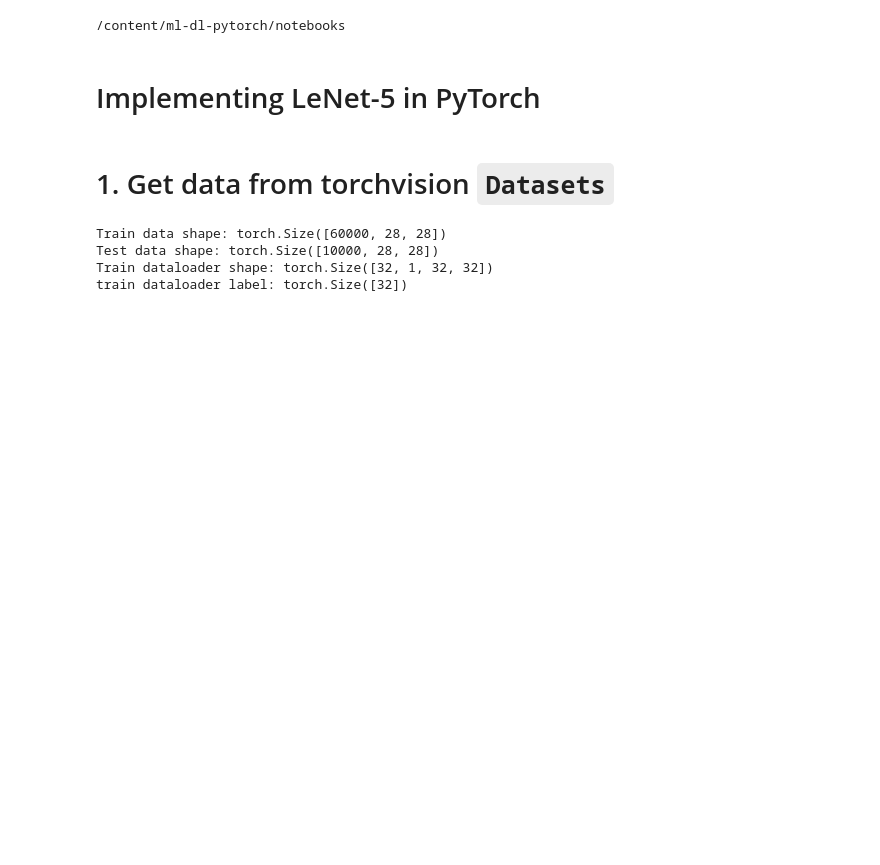
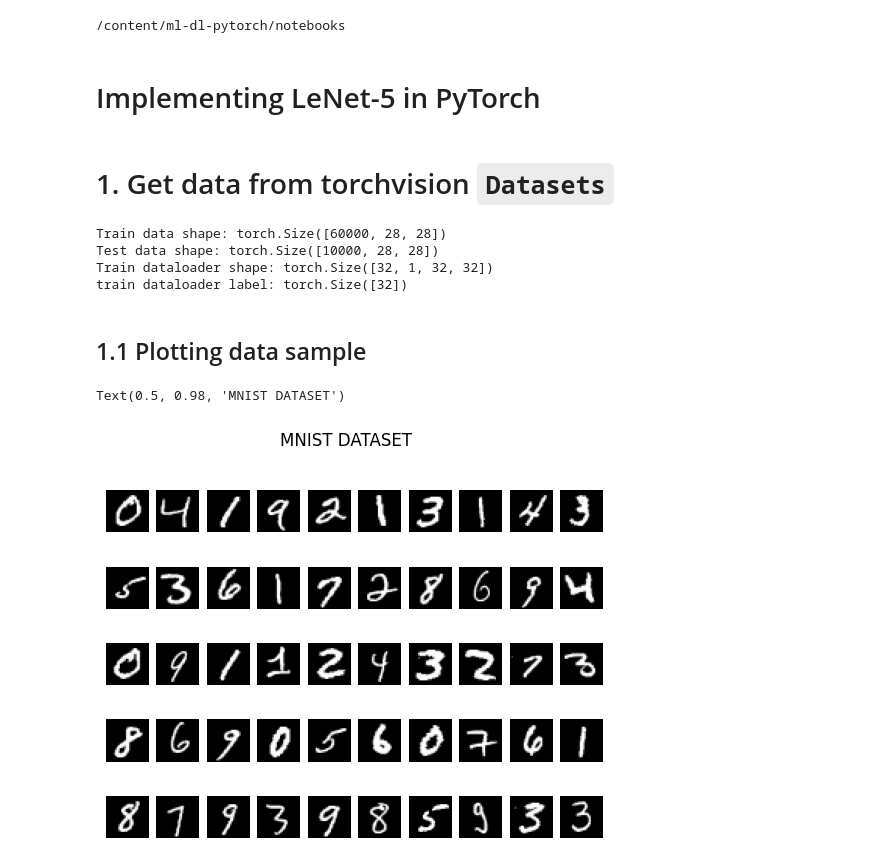
Before and after one commit to chadiboudaher/ml-dl-pytorch, a Jupyter notebook: mnist_lenet_5.ipynb, the cells around one changed output. Cells and saved outputs as stored; diff of their text form; code cells hidden in the pictures; blank space fills up the shorter version.

```diff
--- a/mnist_lenet_5.ipynb
+++ b/mnist_lenet_5.ipynb
@@ -88,3 +88,18 @@ Train data shape: torch.Size([60000, 28, 28])
 Test data shape: torch.Size([10000, 28, 28])
 Train dataloader shape: torch.Size([32, 1, 32, 32])
 train dataloader label: torch.Size([32])
+# %% [markdown]
+## 1.1 Plotting data sample
+# %%
+N_COLS = 10
+N_ROWS = 5
+
+fig = plt.figure()
+for index in range(1, N_COLS * N_ROWS + 1):
+  plt.subplot(N_ROWS, N_COLS, index)
+  plt.axis(False)
+  plt.imshow(train_data.data[index], cmap="grey")
+plt.suptitle("MNIST DATASET")
+# %% [output]
+Text(0.5, 0.98, 'MNIST DATASET')
+[figure, added]
```
Also changed, not shown: parts of 2 cells of this notebook.
